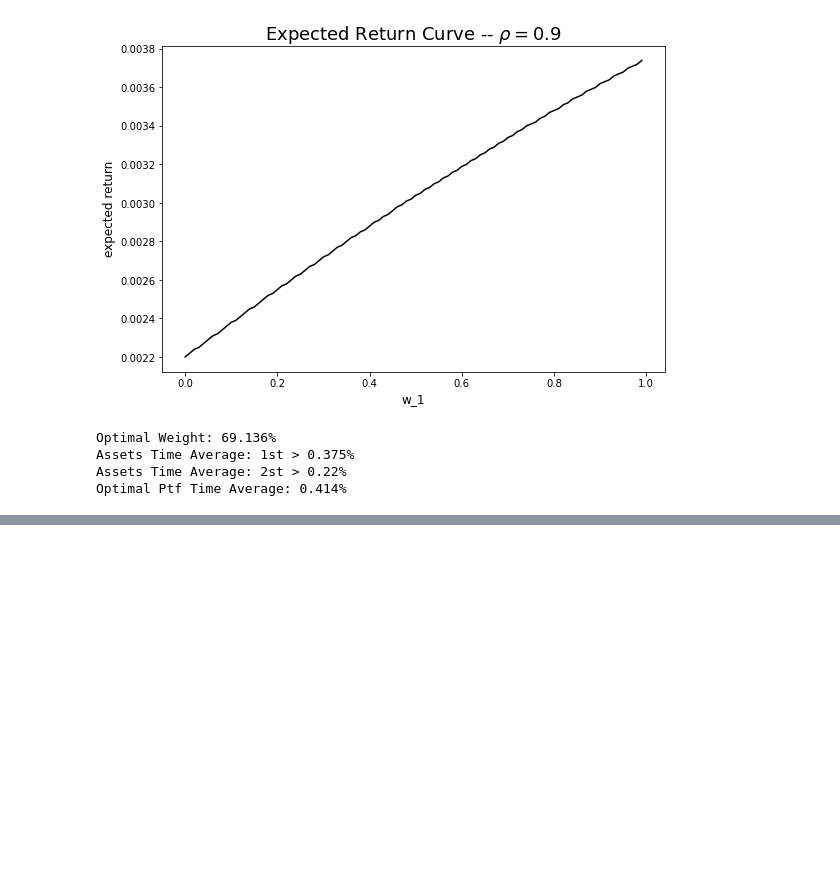
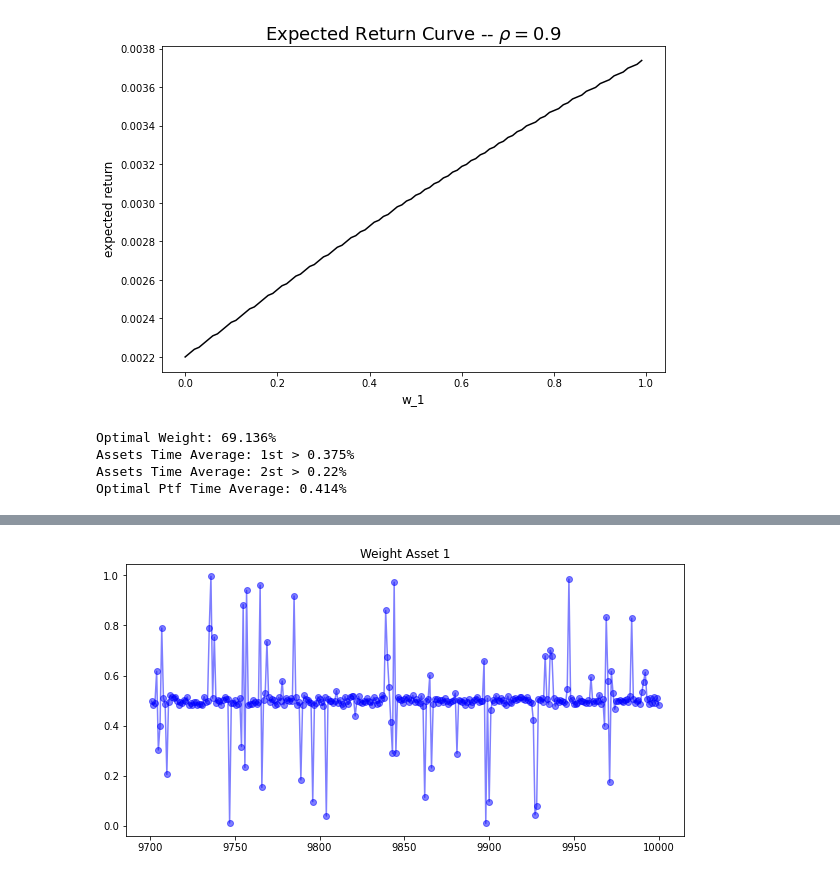
Before and after one commit to lucaberlanda/Magazzino, a Jupyter notebook: Finance/Signals.ipynb, the cells around one changed output, grey strips where cells are left out. Cells and saved outputs as stored; diff of their text form; code cells hidden in the pictures; blank space fills up the shorter version.

```diff
--- a/Finance/Signals.ipynb
+++ b/Finance/Signals.ipynb
@@ -401,0 +249,24 @@ asset = 'B'
+# %%
+signal = switch
+noise = 0.1
+signal_noised_1 = abs((pd.Series(signal) - np.random.uniform(0, noise, len(signal))))
+signal_noised_2 = abs((pd.Series(signal) - np.random.uniform(0, noise, len(signal))))
+
+ri_1_w_signals = (path_1 * pd.Series(signal) * 2 + 1).cumprod()
+ri_2_w_signals = (path_2 * pd.Series(signal) * 2 + 1).cumprod()
+
+ri_1_w_signals_noised = (path_2 * pd.Series(signal_noised_1) * 2 + 1).cumprod()
+ri_2_w_signals_noised = (path_2 * pd.Series(signal_noised_2) * 2 + 1).cumprod()
+
+ri_1_w_signals.name = 'ri_1_w_signals'
+ri_2_w_signals.name = 'ri_2_w_signals'
+ri_1_w_signals_noised.name = 'ri_1_w_signals_noised'
+ri_2_w_signals_noised.name = 'ri_2_w_signals_noised'
+
+# weight is simply obtained by dividing each signal by the sum of them
+w_noised = signal_noised_1.div(signal_noised_1 + signal_noised_2)
+# w_noised = pd.Series(np.random.choice([0, 0.5, 1], size=len(signal)))  # alternative with random choice weight
+w_noised.tail(300).plot(figsize=(10, 5), linestyle="-",marker="o", color='blue', alpha=0.5, title='Weight Asset 1')
+plt.show()
+# %% [output]
+[figure, added]
```
Also changed, not shown: parts of 28 cells of this notebook, 4 other files.
